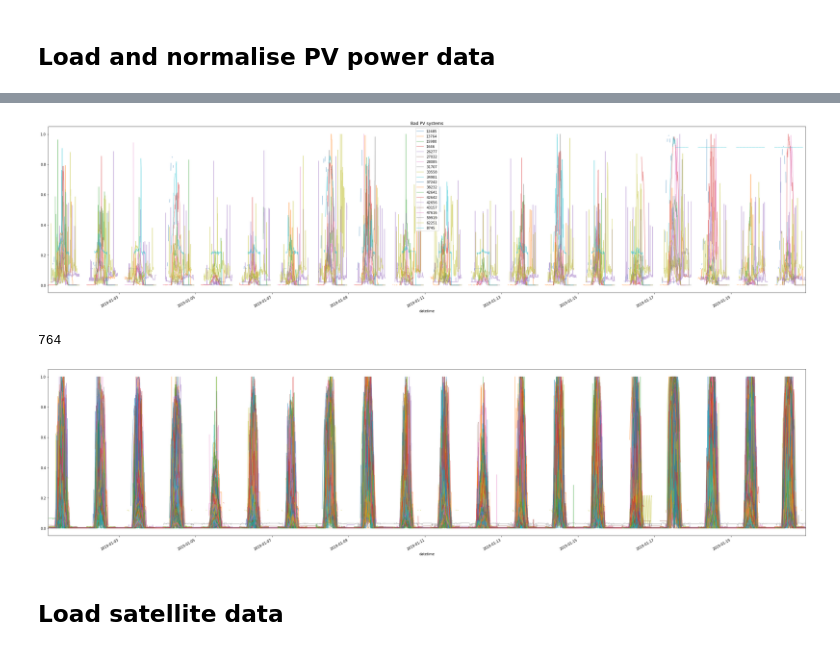
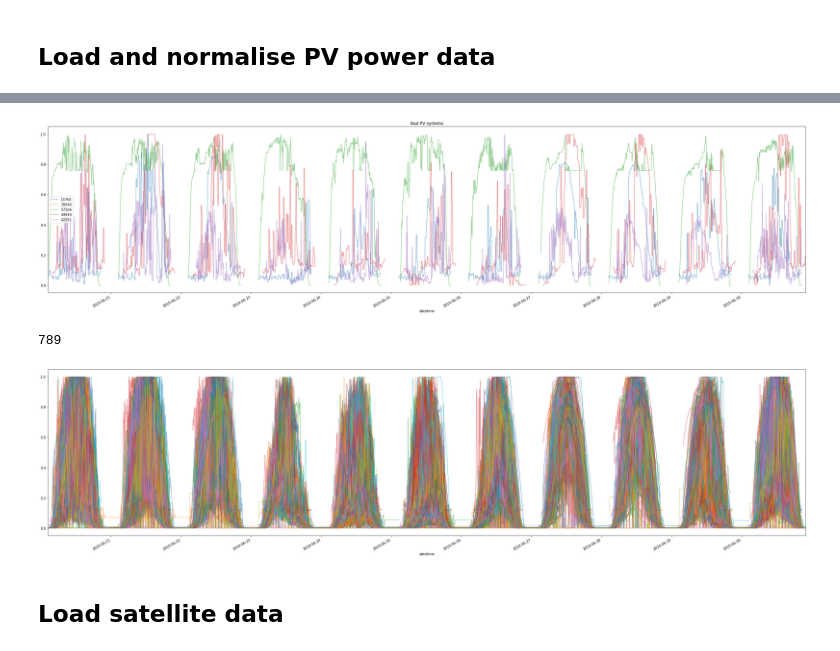
Before and after one commit to openclimatefix/predict_pv_yield_OLD, a Jupyter notebook: notebooks/data_analysis/animate_sat_images_and_pv.ipynb, the cells around one changed output, grey strips where cells are left out. Drawn from its saved outputs; the diff is of its cells as text; code cells hidden in the pictures.

```diff
--- a/notebooks/data_analysis/animate_sat_images_and_pv.ipynb
+++ b/notebooks/data_analysis/animate_sat_images_and_pv.ipynb
@@ -80,9 +80,11 @@ Wall time: 16.3 s
 # %%
-pv_power_selected = pv_power.loc[dict(datetime=slice('2019-01-01', '2019-01-20'))]
+pv_power_selected = pv_power.loc[dict(datetime=slice('2019-06-20', '2019-06-30'))]
 # %%
 pv_power_df = pv_power_selected.to_dataframe().dropna(axis='columns', how='all')
 pv_power_df = pv_power_df.clip(lower=0, upper=5E7)
 pv_power_df.columns = [np.int64(col) for col in pv_power_df.columns]
+# %%
+pv_power_df = pv_power_df.tz_localize('Europe/London').tz_convert('UTC')
 # %%
 # A bit of hand-crafted cleaning
 pv_power_df[30248][:'2019-01-03'] = np.NaN
@@ -93,14 +95,14 @@ pv_power_df /= pv_power_df.max()
 # %%
 # Drop systems which are producing over night
 NIGHT_YIELD_THRESHOLD = 0.4
-night_hours = list(range(17, 24)) + list(range(0, 7))
+night_hours = list(range(20, 24)) + list(range(0, 4))
 bad_systems = np.where(
     (pv_power_df[pv_power_df.index.hour.isin(night_hours)] > NIGHT_YIELD_THRESHOLD).sum())[0]
 bad_systems = pv_power_df.columns[bad_systems]
 ax = pv_power_df[bad_systems].plot(figsize=(40, 10), alpha=0.5)
 ax.set_title('Bad PV systems');
 # %% [output]
-[figure, old version]
+[figure, new version]
 # %%
 pv_power_df.drop(bad_systems, axis='columns', inplace=True)
 # %%
@@ -109,11 +111,11 @@ pv_power_df = pv_power_df.interpolate(limit=3)
 # %%
 len(pv_power_df.columns)
 # %% [output]
-764
+789
 # %%
 pv_power_df.plot(figsize=(40, 10), alpha=0.5, legend=False);
 # %% [output]
-[figure, old version]
+[figure, new version]
 # %%
 # Sort the metadata
 pv_metadata = pv_metadata.reindex(pv_power_df.columns, axis='index')
```
Also changed, not shown: parts of 5 cells of this notebook, 2 other files.
